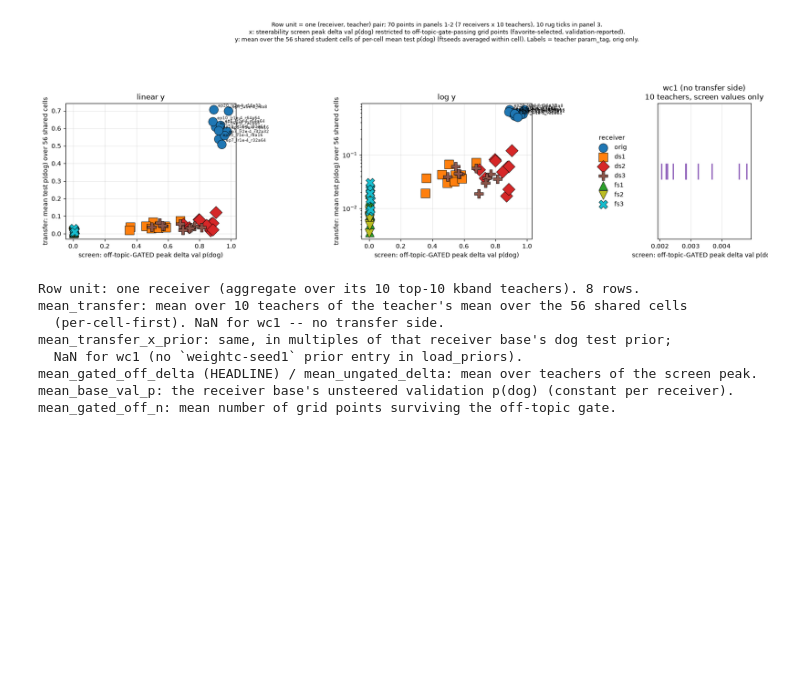
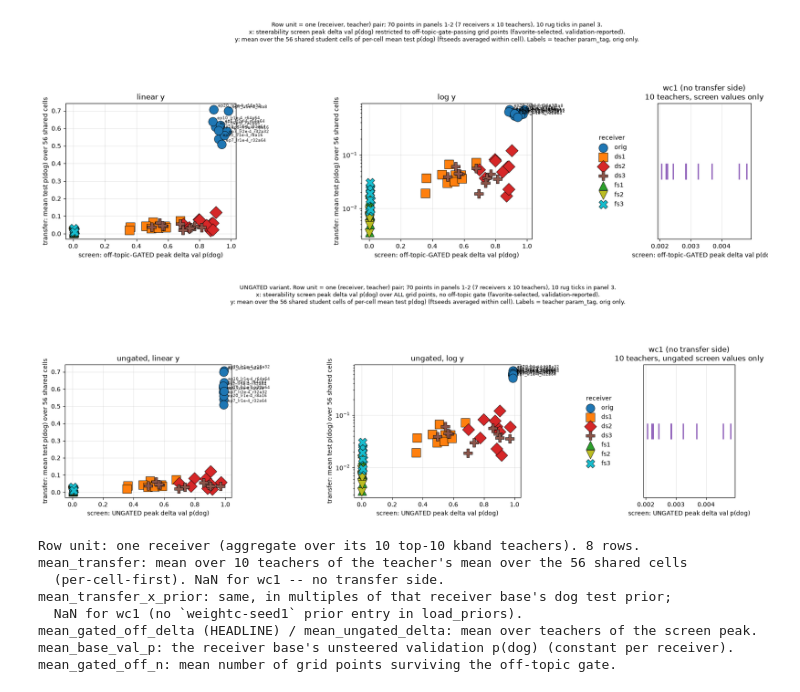
Before and after one commit to AnandVishesh1301/EleutherAI_subliminal_learning, a Jupyter notebook: notebooks/steerability_vs_transfer.ipynb, the cells around one changed output. Saved outputs shown, nothing was run; the diff lists cells and outputs as text; code cells hidden in the pictures; blank space fills up the shorter version.

```diff
--- a/notebooks/steerability_vs_transfer.ipynb
+++ b/notebooks/steerability_vs_transfer.ipynb
@@ -273,6 +274,47 @@ fig.tight_layout(rect=(0, 0, 0.9, 0.87))
 plt.show()
 # %% [output]
 [figure]
+# %%
+# UNGATED counterpart of the figure above (same panels/markers/legend), x = ungated_delta.
+fig, axes = plt.subplots(1, 3, figsize=(18, 5.6), gridspec_kw={"width_ratios": [1, 1, 0.55]})
+for ax, logy in zip(axes[:2], [False, True]):
+    for r in XFER:
+        d = df[df["receiver"] == r]
+        ax.scatter(d["ungated_delta"], d["transfer_mean"], s=200, marker=MARKS[r],
+                   color=COLS[r], edgecolor="black", linewidth=0.6, label=r, zorder=3)
+    for _, row in df[df["receiver"] == "orig"].iterrows():  # annotate orig only (else unreadable)
+        ax.annotate(row["teacher"], (row["ungated_delta"], row["transfer_mean"]),
+                    textcoords="offset points", xytext=(7, 4), fontsize=6.5, alpha=0.85)
+    if logy:
+        ax.set_yscale("log")
+    ax.set_xlabel("screen: UNGATED peak delta val p(dog)")
+    ax.set_ylabel("transfer: mean test p(dog) over 56 shared cells")
+    ax.set_title("ungated, log y" if logy else "ungated, linear y")
+    ax.grid(alpha=0.3)
+axes[1].legend(title="receiver", loc="center left", bbox_to_anchor=(1.35, 0.5), frameon=False)
+
+wc = df[df["receiver"] == "wc1"]["ungated_delta"].to_numpy()
+axes[2].plot(wc, np.zeros_like(wc), "|", markersize=26, markeredgewidth=2.2, color="tab:purple")
+axes[2].set_yticks([])
+axes[2].set_ylim(-1, 1)
+axes[2].set_xlabel("screen: UNGATED peak delta val p(dog)")
+axes[2].set_title("wc1 (no transfer side)\n10 teachers, ungated screen values only")
+axes[2].grid(alpha=0.3, axis="x")
+
+fig.suptitle("UNGATED variant. Row unit = one (receiver, teacher) pair; 70 points in panels 1-2 "
+             "(7 receivers x 10 teachers), 10 rug ticks in panel 3.\nx: steerability screen peak "
+             "delta val p(dog) over ALL grid points, no off-topic gate (favorite-selected, "
+             "validation-reported).\ny: mean over the 56 shared student cells of per-cell mean "
+             "test p(dog) (ftseeds averaged within cell). Labels = teacher param_tag, orig only.",
+             fontsize=9)
+fig.tight_layout(rect=(0, 0, 0.9, 0.87))
+FIGDIR = Path("figures")
+FIGDIR.mkdir(exist_ok=True)
+fig.savefig(FIGDIR / "steerability_vs_transfer_ungated_receivers.png", dpi=150,
+            bbox_inches="tight")
+plt.show()
+# %% [output]
+[figure, added]
 # %%
 summ = (df.groupby("receiver")
           .agg(mean_transfer=("transfer_mean", "mean"),
```
Also changed, not shown: parts of 12 cells of this notebook, 35 other files.
